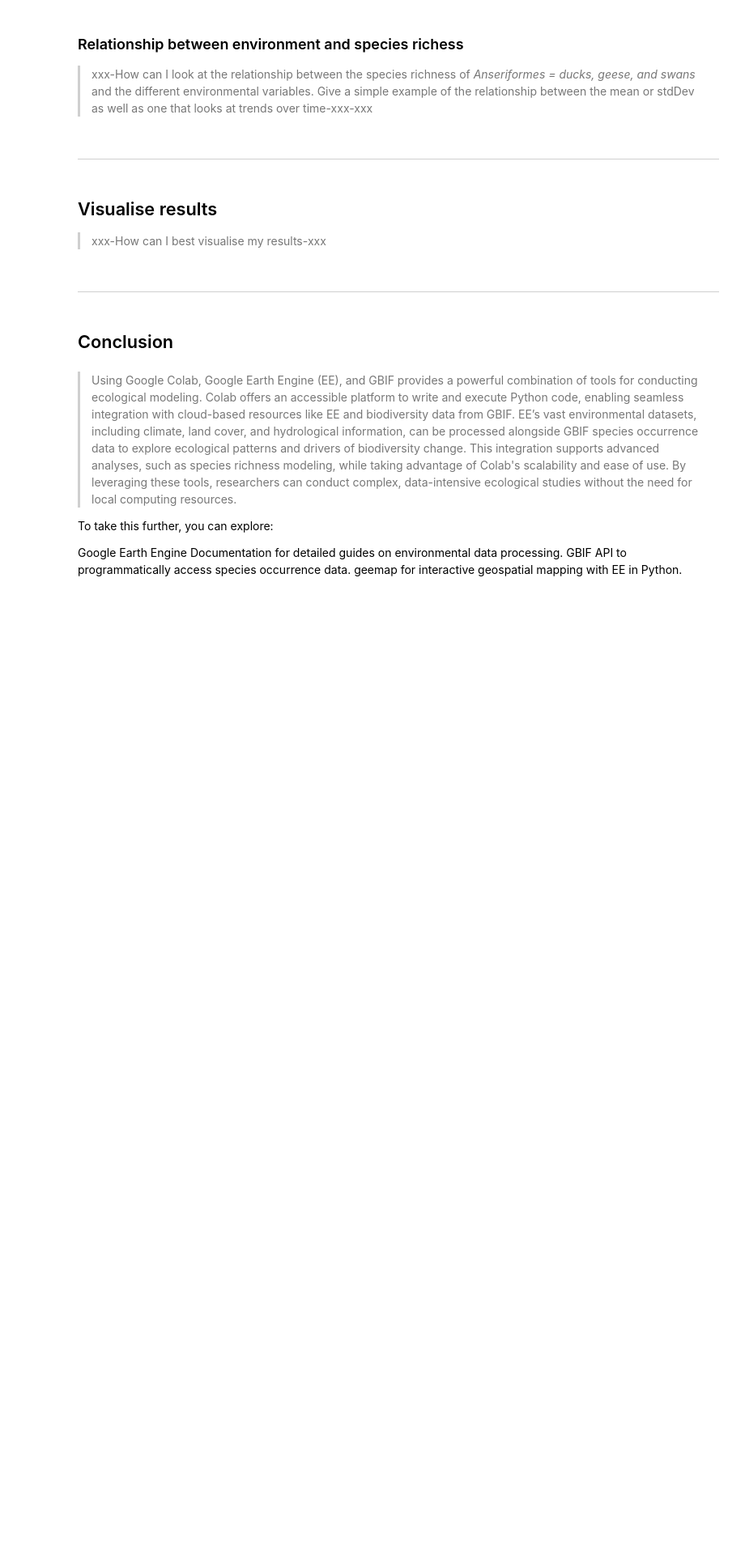
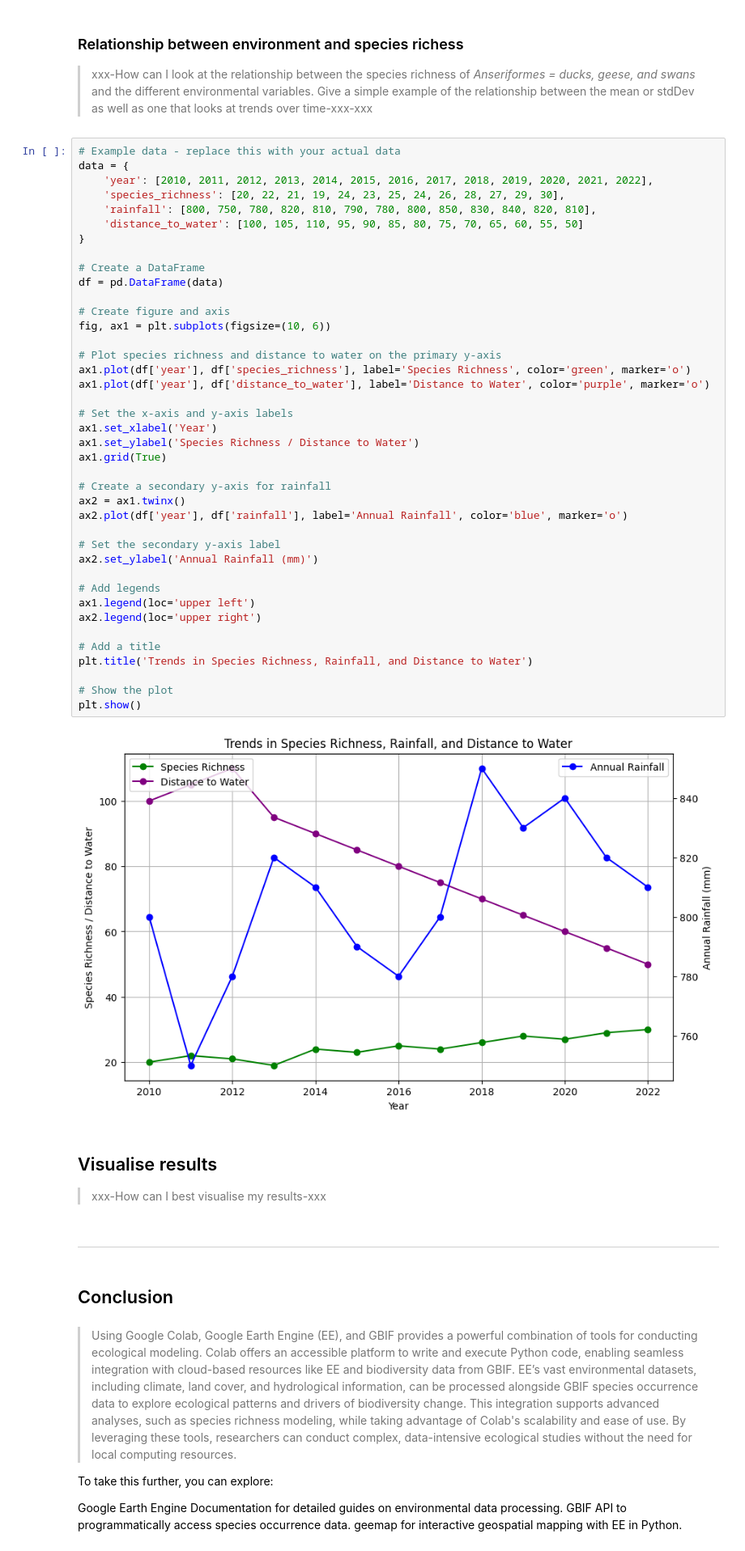
Before and after one commit to nithecs-biomath/mini-schools, a Jupyter notebook: cubes_prac_3.ipynb, the cells around one changed output. Shown at 81% size. Drawn from its saved outputs; the diff is of its cells as text; blank space fills up the shorter version.

```diff
--- a/cubes_prac_3.ipynb
+++ b/cubes_prac_3.ipynb
@@ -815,8 +951,48 @@ Map
 ### Relationship between environment and species richess
 
 > xxx-How can I look at the relationship between the species richness of *Anseriformes = ducks, geese, and swans* and the different environmental variables. Give a simple example of the relationship between the mean or stdDev as well as one that looks at trends over time-xxx-xxx
-# %% [markdown]
-----
+# %%
+# Example data - replace this with your actual data
+data = {
+    'year': [2010, 2011, 2012, 2013, 2014, 2015, 2016, 2017, 2018, 2019, 2020, 2021, 2022],
+    'species_richness': [20, 22, 21, 19, 24, 23, 25, 24, 26, 28, 27, 29, 30],
+    'rainfall': [800, 750, 780, 820, 810, 790, 780, 800, 850, 830, 840, 820, 810],
+    'distance_to_water': [100, 105, 110, 95, 90, 85, 80, 75, 70, 65, 60, 55, 50]
+}
+
+# Create a DataFrame
+df = pd.DataFrame(data)
+
+# Create figure and axis
+fig, ax1 = plt.subplots(figsize=(10, 6))
+
+# Plot species richness and distance to water on the primary y-axis
+ax1.plot(df['year'], df['species_richness'], label='Species Richness', color='green', marker='o')
+ax1.plot(df['year'], df['distance_to_water'], label='Distance to Water', color='purple', marker='o')
+
+# Set the x-axis and y-axis labels
+ax1.set_xlabel('Year')
+ax1.set_ylabel('Species Richness / Distance to Water')
+ax1.grid(True)
+
+# Create a secondary y-axis for rainfall
+ax2 = ax1.twinx()
+ax2.plot(df['year'], df['rainfall'], label='Annual Rainfall', color='blue', marker='o')
+
+# Set the secondary y-axis label
+ax2.set_ylabel('Annual Rainfall (mm)')
+
+# Add legends
+ax1.legend(loc='upper left')
+ax2.legend(loc='upper right')
+
+# Add a title
+plt.title('Trends in Species Richness, Rainfall, and Distance to Water')
+
+# Show the plot
+plt.show()
+# %% [output]
+[figure, added]
 # %% [markdown]
 ## Visualise results
 
```
Also changed, not shown: parts of 76 cells of this notebook.
